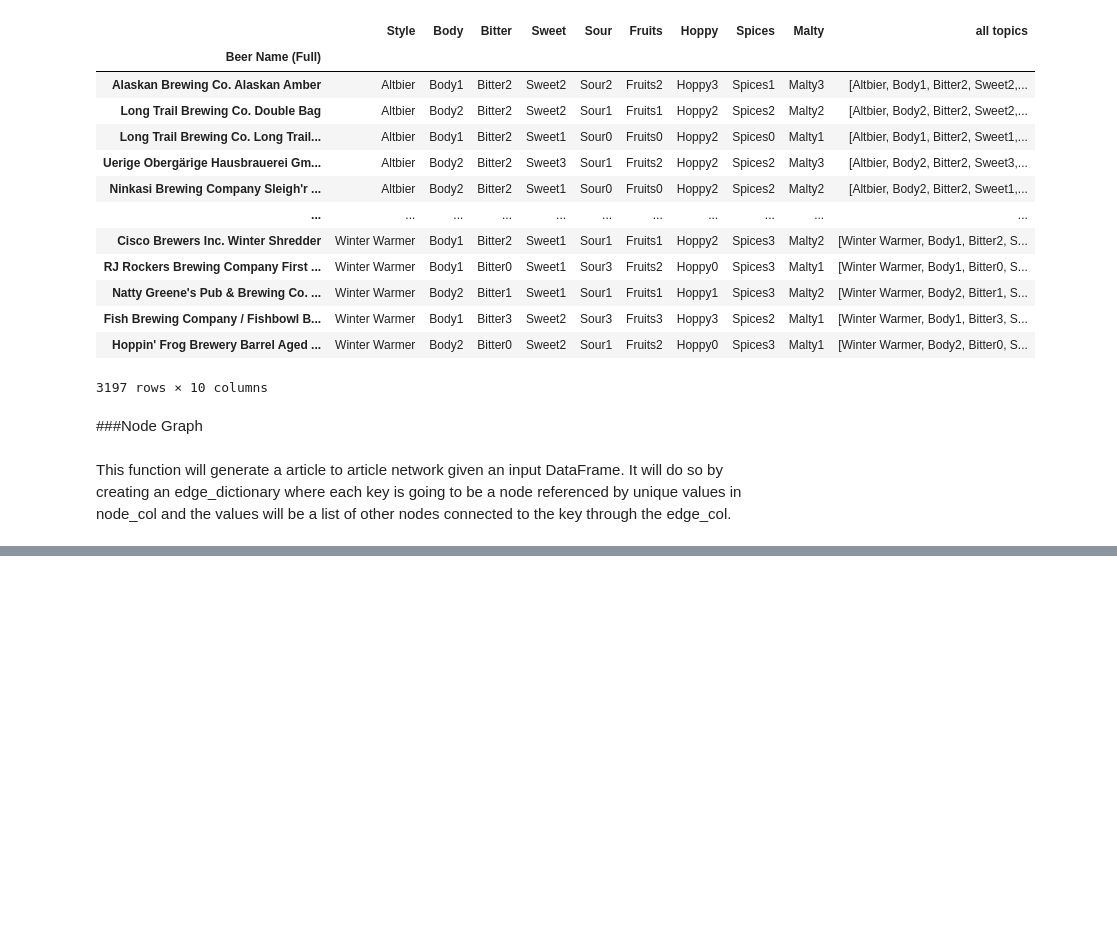
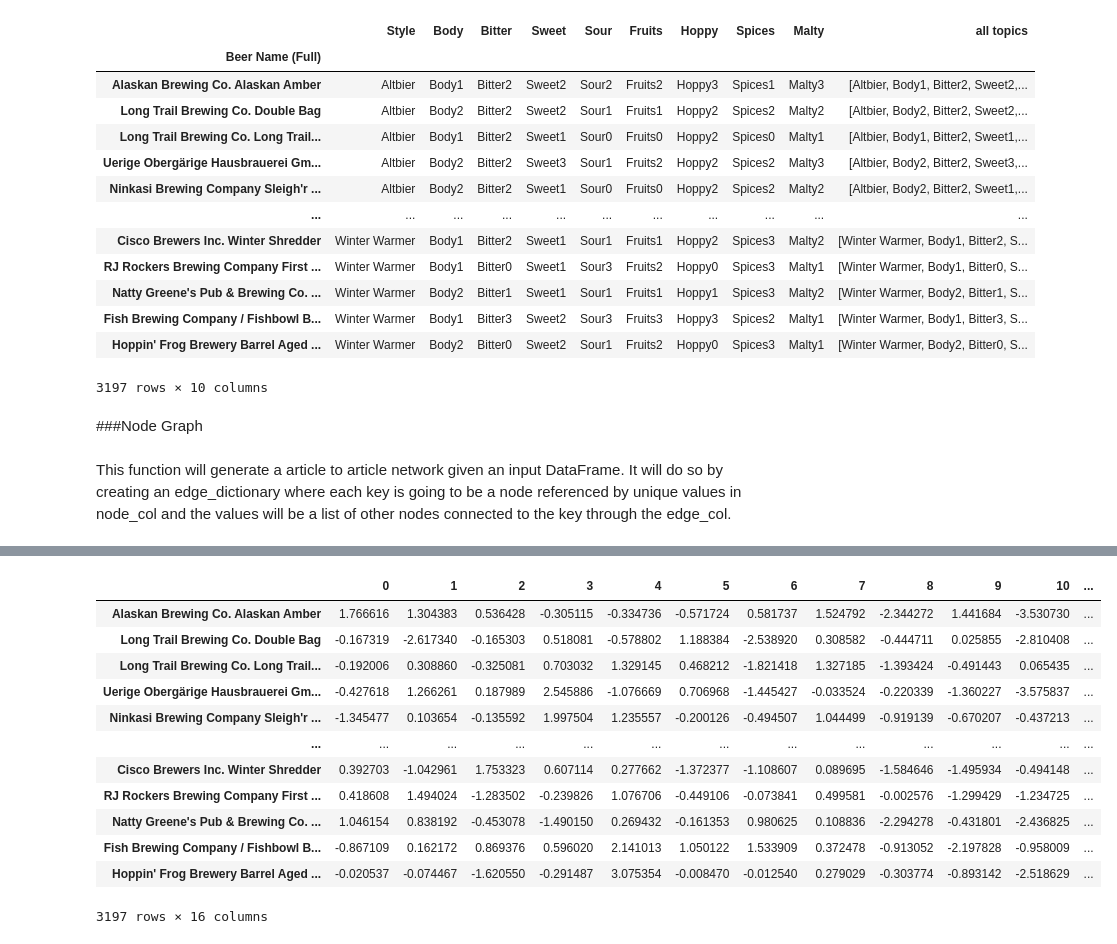
Before and after one commit to sophielouie/beer-recommendation-system, a Jupyter notebook: Recommender_System.ipynb, the cells around one changed output, grey strips where cells are left out. Drawn from its saved outputs; the diff is of its cells as text; code cells hidden in the pictures; blank space fills up the shorter version.

```diff
--- a/Recommender_System.ipynb
+++ b/Recommender_System.ipynb
@@ -324,0 +347,24 @@ Graph with 3197 nodes and 49768 edges
+# %%
+from node2vec import Node2Vec as n2v
+embedding = n2v(g, dimensions = 16)
+# *****Look into walk length, q, other relevant parameters
+# %%
+model = embedding.fit(window = 1, min_count = 1, batch_words = 4)
+# %%
+emb_df = (pd.DataFrame([model.wv.get_vector(str(n)) for n in g.nodes()],
+                       index = g.nodes))
+emb_df
+# %% [output]
+|  | 0 | 1 | 2 | 3 | 4 | 5 | 6 | 7 | 8 | 9 | 10 | ... |
+| Alaskan Brewing Co. Alaskan Amber | 1.766616 | 1.304383 | 0.536428 | -0.305115 | -0.334736 | -0.571724 | 0.581737 | 1.524792 | -2.344272 | 1.441684 | -3.530730 | ... |
+| Long Trail Brewing Co. Double Bag | -0.167319 | -2.617340 | -0.165303 | 0.518081 | -0.578802 | 1.188384 | -2.538920 | 0.308582 | -0.444711 | 0.025855 | -2.810408 | ... |
+| Long Trail Brewing Co. Long Trail... | -0.192006 | 0.308860 | -0.325081 | 0.703032 | 1.329145 | 0.468212 | -1.821418 | 1.327185 | -1.393424 | -0.491443 | 0.065435 | ... |
+| Uerige Obergärige Hausbrauerei Gm... | -0.427618 | 1.266261 | 0.187989 | 2.545886 | -1.076669 | 0.706968 | -1.445427 | -0.033524 | -0.220339 | -1.360227 | -3.575837 | ... |
+| Ninkasi Brewing Company Sleigh'r ... | -1.345477 | 0.103654 | -0.135592 | 1.997504 | 1.235557 | -0.200126 | -0.494507 | 1.044499 | -0.919139 | -0.670207 | -0.437213 | ... |
+| ... | ... | ... | ... | ... | ... | ... | ... | ... | ... | ... | ... | ... |
+| Cisco Brewers Inc. Winter Shredder | 0.392703 | -1.042961 | 1.753323 | 0.607114 | 0.277662 | -1.372377 | -1.108607 | 0.089695 | -1.584646 | -1.495934 | -0.494148 | ... |
+| RJ Rockers Brewing Company First ... | 0.418608 | 1.494024 | -1.283502 | -0.239826 | 1.076706 | -0.449106 | -0.073841 | 0.499581 | -0.002576 | -1.299429 | -1.234725 | ... |
+| Natty Greene's Pub & Brewing Co. ... | 1.046154 | 0.838192 | -0.453078 | -1.490150 | 0.269432 | -0.161353 | 0.980625 | 0.108836 | -2.294278 | -0.431801 | -2.436825 | ... |
+| Fish Brewing Company / Fishbowl B... | -0.867109 | 0.162172 | 0.869376 | 0.596020 | 2.141013 | 1.050122 | 1.533909 | 0.372478 | -0.913052 | -2.197828 | -0.958009 | ... |
+| Hoppin' Frog Brewery Barrel Aged ... | -0.020537 | -0.074467 | -1.620550 | -0.291487 | 3.075354 | -0.008470 | -0.012540 | 0.279029 | -0.303774 | -0.893142 | -2.518629 | ... |
+3197 rows × 16 columns
```
Also changed, not shown: parts of 8 cells of this notebook.
